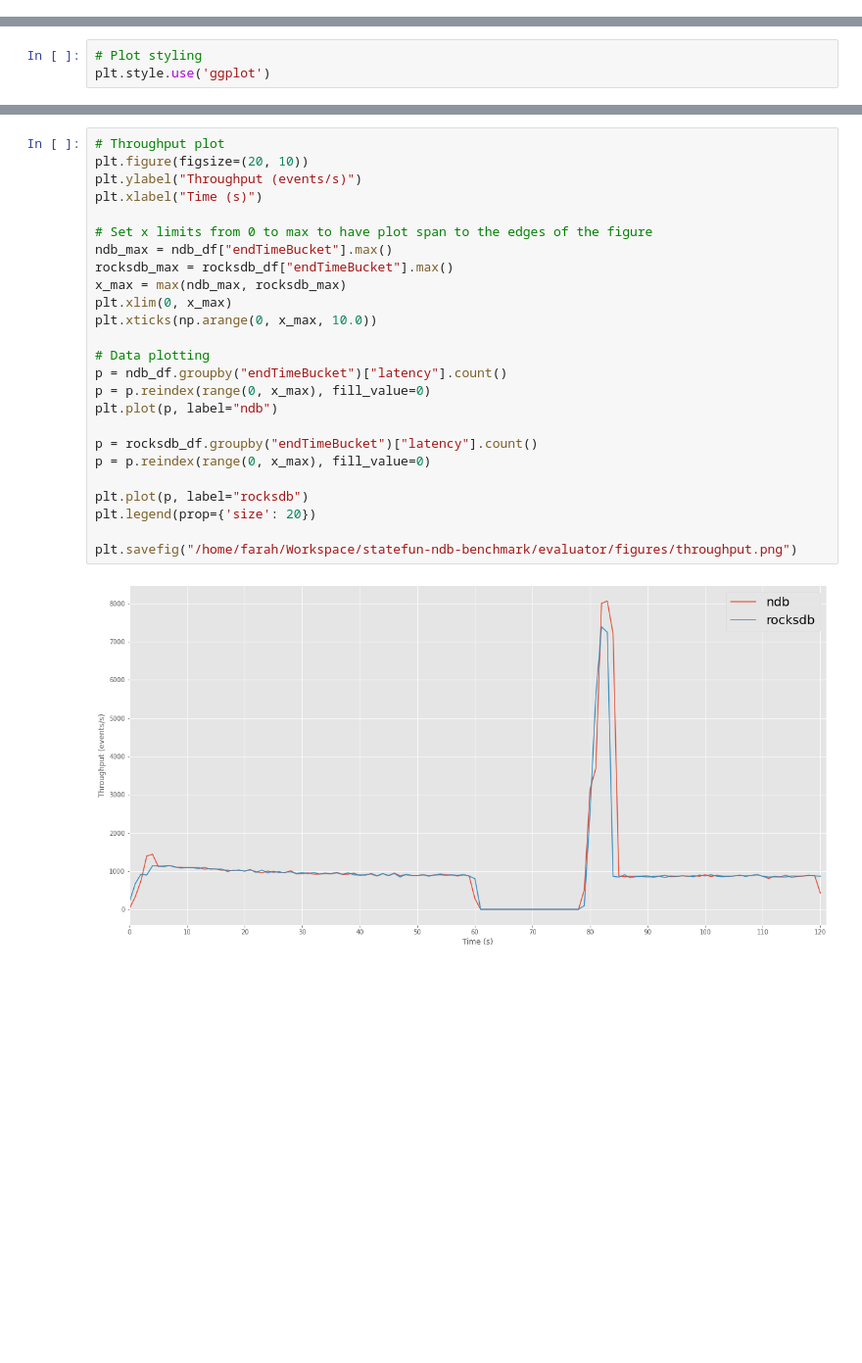
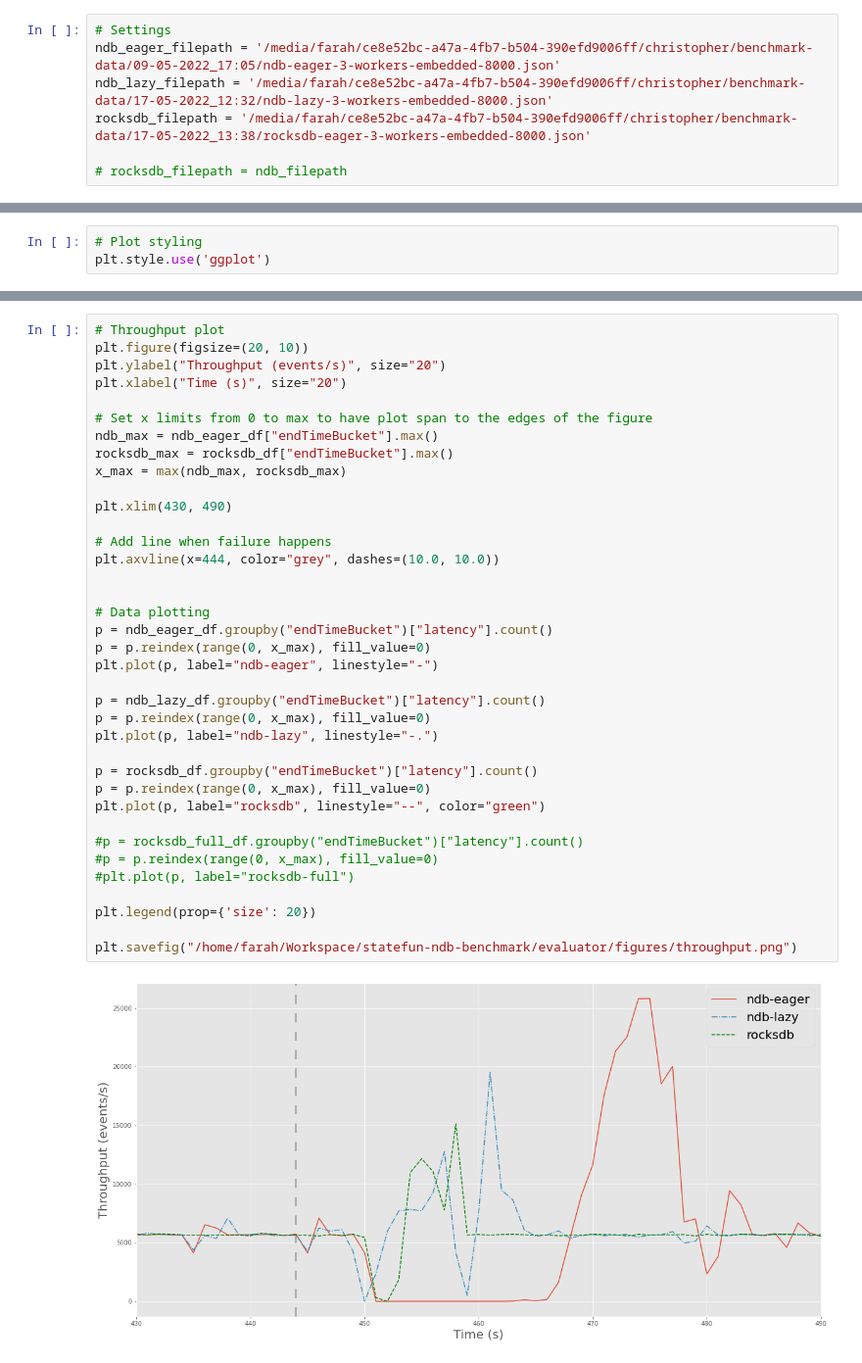
Before and after one commit to ChristopherGustafson/statefun-ndb-benchmark, a Jupyter notebook: evaluator/evaluator.ipynb, the cells around one changed output, grey strips where cells are left out. Shown at 98% size. Saved outputs shown, nothing was run; the diff lists cells and outputs as text; blank space fills up the shorter version.

```diff
--- a/evaluator/evaluator.ipynb
+++ b/evaluator/evaluator.ipynb
@@ -12,2 +8,9 @@ rocksdb_filepath = '/home/farah/Workspace/statefun-ndb-benchmark/output-consumer
+# %%
+# Settings
+ndb_eager_filepath = '/media/farah/ce8e52bc-a47a-4fb7-b504-390efd9006ff/christopher/benchmark-data/09-05-2022_17:05/ndb-eager-3-workers-embedded-8000.json'
+ndb_lazy_filepath = '/media/farah/ce8e52bc-a47a-4fb7-b504-390efd9006ff/christopher/benchmark-data/17-05-2022_12:32/ndb-lazy-3-workers-embedded-8000.json'
+rocksdb_filepath = '/media/farah/ce8e52bc-a47a-4fb7-b504-390efd9006ff/christopher/benchmark-data/17-05-2022_13:38/rocksdb-eager-3-workers-embedded-8000.json'
+
+# rocksdb_filepath = ndb_filepath
 # %%
 # Preprocessing
@@ -60,27 +116,39 @@ plt.savefig("/home/farah/Workspace/statefun-ndb-benchmark/evaluator/figures/late
 # %%
 # Throughput plot
 plt.figure(figsize=(20, 10))
-plt.ylabel("Throughput (events/s)")
-plt.xlabel("Time (s)")
+plt.ylabel("Throughput (events/s)", size="20")
+plt.xlabel("Time (s)", size="20")
 
 # Set x limits from 0 to max to have plot span to the edges of the figure
-ndb_max = ndb_df["endTimeBucket"].max()
+ndb_max = ndb_eager_df["endTimeBucket"].max()
 rocksdb_max = rocksdb_df["endTimeBucket"].max()
 x_max = max(ndb_max, rocksdb_max)
-plt.xlim(0, x_max)
-plt.xticks(np.arange(0, x_max, 10.0))
+
+plt.xlim(430, 490)
+
+# Add line when failure happens
+plt.axvline(x=444, color="grey", dashes=(10.0, 10.0))
+
 
 # Data plotting
-p = ndb_df.groupby("endTimeBucket")["latency"].count()
+p = ndb_eager_df.groupby("endTimeBucket")["latency"].count()
 p = p.reindex(range(0, x_max), fill_value=0)
-plt.plot(p, label="ndb")
+plt.plot(p, label="ndb-eager", linestyle="-")
+
+p = ndb_lazy_df.groupby("endTimeBucket")["latency"].count()
+p = p.reindex(range(0, x_max), fill_value=0)
+plt.plot(p, label="ndb-lazy", linestyle="-.")
 
 p = rocksdb_df.groupby("endTimeBucket")["latency"].count()
 p = p.reindex(range(0, x_max), fill_value=0)
+plt.plot(p, label="rocksdb", linestyle="--", color="green")
 
-plt.plot(p, label="rocksdb")
+#p = rocksdb_full_df.groupby("endTimeBucket")["latency"].count()
+#p = p.reindex(range(0, x_max), fill_value=0)
+#plt.plot(p, label="rocksdb-full")
+
 plt.legend(prop={'size': 20})
 
 plt.savefig("/home/farah/Workspace/statefun-ndb-benchmark/evaluator/figures/throughput.png")
 # %% [output]
-[figure, old version]
+[figure, new version]
```
Also changed, not shown: parts of 4 cells of this notebook, 13 other files.
